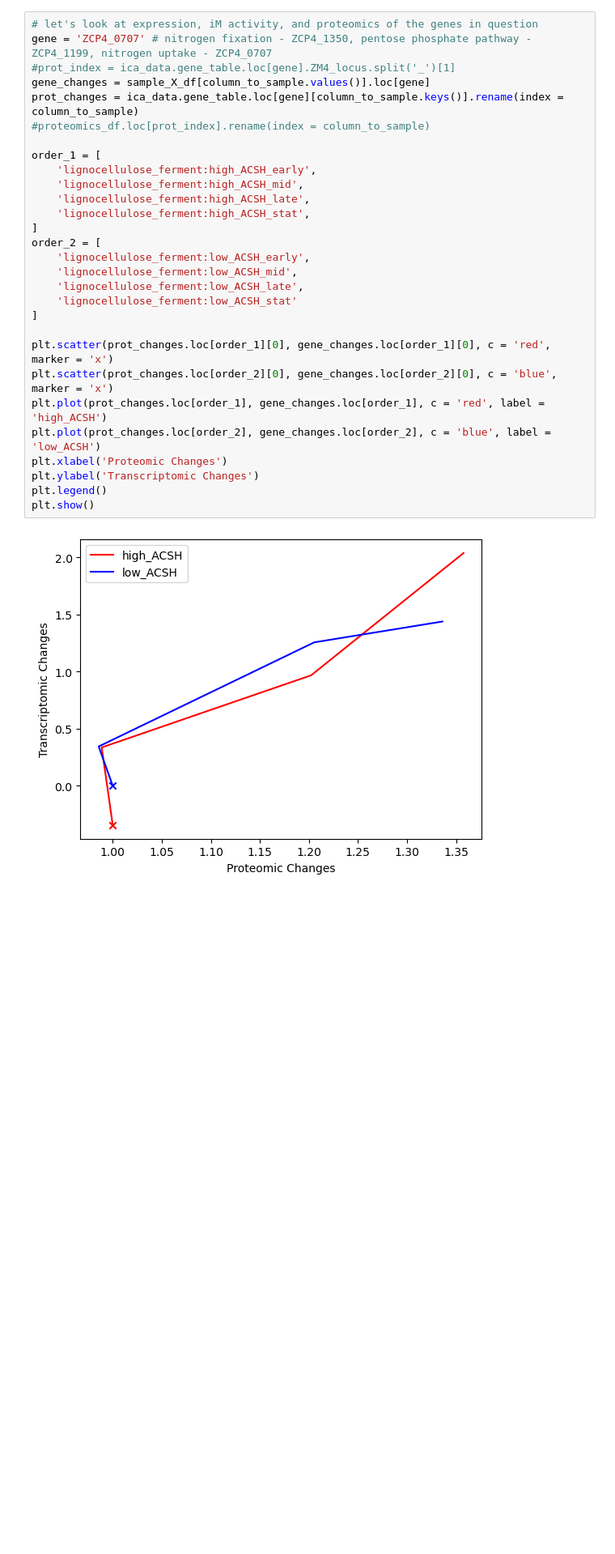
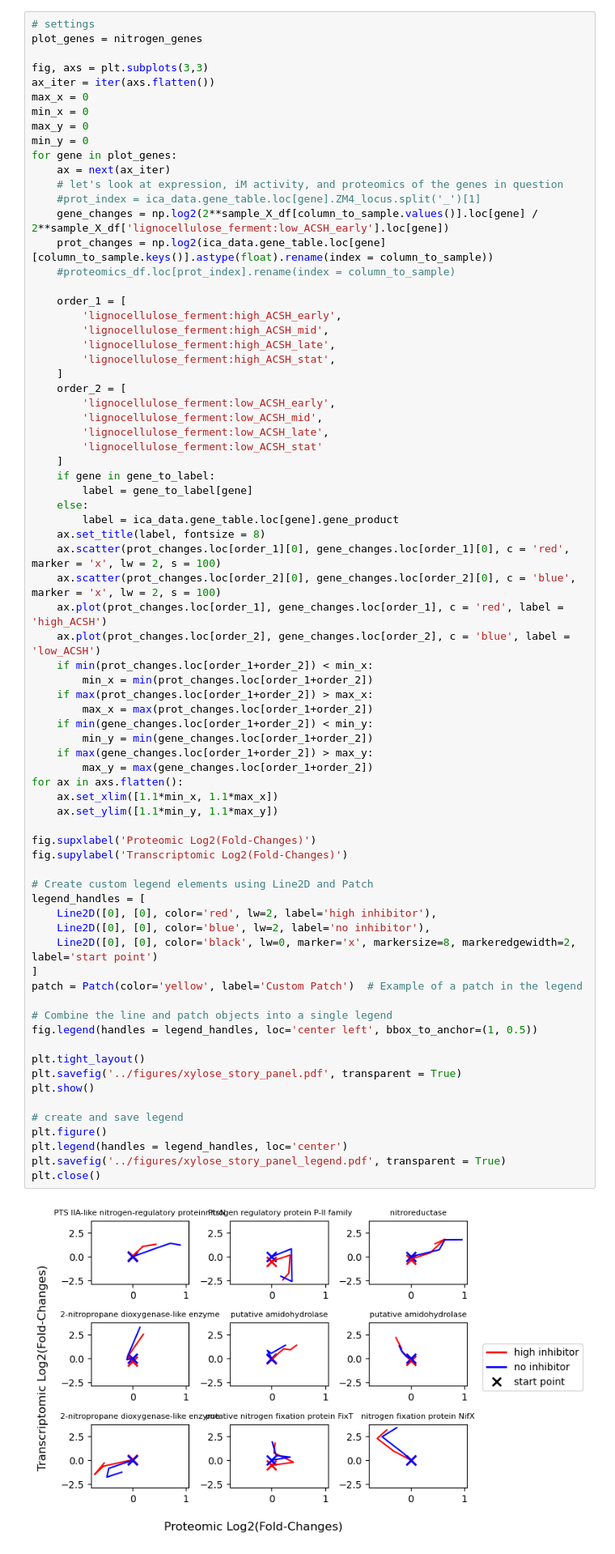
Before and after one commit to cristalzucsd/iModulonMiner, a Jupyter notebook: 5_characterize_iModulons/8_xylose_story.ipynb, the cells around one changed output. Shown at 81% size. Cells and saved outputs as stored; diff of their text form; blank space fills up the shorter version.

Commit message:
preparing for server xylose expression run

```diff
--- a/5_characterize_iModulons/8_xylose_story.ipynb
+++ b/5_characterize_iModulons/8_xylose_story.ipynb
@@ -40,31 +165,76 @@ pentose_phosphate_pathway = 'map00030'
 # %%
-# let's look at expression, iM activity, and proteomics of the genes in question
-gene = 'ZCP4_0707' # nitrogen fixation - ZCP4_1350, pentose phosphate pathway - ZCP4_1199, nitrogen uptake - ZCP4_0707
-#prot_index = ica_data.gene_table.loc[gene].ZM4_locus.split('_')[1]
-gene_changes = sample_X_df[column_to_sample.values()].loc[gene]
-prot_changes = ica_data.gene_table.loc[gene][column_to_sample.keys()].rename(index = column_to_sample)
-#proteomics_df.loc[prot_index].rename(index = column_to_sample)
+# settings
+plot_genes = nitrogen_genes
 
-order_1 = [
-    'lignocellulose_ferment:high_ACSH_early',
-    'lignocellulose_ferment:high_ACSH_mid',
-    'lignocellulose_ferment:high_ACSH_late',
-    'lignocellulose_ferment:high_ACSH_stat',
+fig, axs = plt.subplots(3,3)
+ax_iter = iter(axs.flatten())
+max_x = 0
+min_x = 0
+max_y = 0
+min_y = 0
+for gene in plot_genes:
+    ax = next(ax_iter)
+    # let's look at expression, iM activity, and proteomics of the genes in question
+    #prot_index = ica_data.gene_table.loc[gene].ZM4_locus.split('_')[1]
+    gene_changes = np.log2(2**sample_X_df[column_to_sample.values()].loc[gene] / 2**sample_X_df['lignocellulose_ferment:low_ACSH_early'].loc[gene])
+    prot_changes = np.log2(ica_data.gene_table.loc[gene][column_to_sample.keys()].astype(float).rename(index = column_to_sample))
+    #proteomics_df.loc[prot_index].rename(index = column_to_sample)
+
+    order_1 = [
+        'lignocellulose_ferment:high_ACSH_early',
+        'lignocellulose_ferment:high_ACSH_mid',
+        'lignocellulose_ferment:high_ACSH_late',
+        'lignocellulose_ferment:high_ACSH_stat',
+    ]
+    order_2 = [
+        'lignocellulose_ferment:low_ACSH_early',
+        'lignocellulose_ferment:low_ACSH_mid',
+        'lignocellulose_ferment:low_ACSH_late',
+        'lignocellulose_ferment:low_ACSH_stat'
+    ]
+    if gene in gene_to_label:
+        label = gene_to_label[gene]
+    else:
+        label = ica_data.gene_table.loc[gene].gene_product
+    ax.set_title(label, fontsize = 8)
+    ax.scatter(prot_changes.loc[order_1][0], gene_changes.loc[order_1][0], c = 'red', marker = 'x', lw = 2, s = 100)
+    ax.scatter(prot_changes.loc[order_2][0], gene_changes.loc[order_2][0], c = 'blue', marker = 'x', lw = 2, s = 100)
+    ax.plot(prot_changes.loc[order_1], gene_changes.loc[order_1], c = 'red', label = 'high_ACSH')
+    ax.plot(prot_changes.loc[order_2], gene_changes.loc[order_2], c = 'blue', label = 'low_ACSH')
+    if min(prot_changes.loc[order_1+order_2]) < min_x:
+        min_x = min(prot_changes.loc[order_1+order_2])
+    if max(prot_changes.loc[order_1+order_2]) > max_x:
+        max_x = max(prot_changes.loc[order_1+order_2])
+    if min(gene_changes.loc[order_1+order_2]) < min_y:
+        min_y = min(gene_changes.loc[order_1+order_2])
+    if max(gene_changes.loc[order_1+order_2]) > max_y:
+        max_y = max(gene_changes.loc[order_1+order_2])
+for ax in axs.flatten():
+    ax.set_xlim([1.1*min_x, 1.1*max_x])
+    ax.set_ylim([1.1*min_y, 1.1*max_y])
+
+fig.supxlabel('Proteomic Log2(Fold-Changes)')
+fig.supylabel('Transcriptomic Log2(Fold-Changes)')
+
+# Create custom legend elements using Line2D and Patch
+legend_handles = [
+    Line2D([0], [0], color='red', lw=2, label='high inhibitor'),
+    Line2D([0], [0], color='blue', lw=2, label='no inhibitor'),
+    Line2D([0], [0], color='black', lw=0, marker='x', markersize=8, markeredgewidth=2, label='start point')
 ]
-order_2 = [
-    'lignocellulose_ferment:low_ACSH_early',
-    'lignocellulose_ferment:low_ACSH_mid',
-    'lignocellulose_ferment:low_ACSH_late',
-    'lignocellulose_ferment:low_ACSH_stat'
-]
+patch = Patch(color='yellow', label='Custom Patch')  # Example of a patch in the legend
 
-plt.scatter(prot_changes.loc[order_1][0], gene_changes.loc[order_1][0], c = 'red', marker = 'x')
-plt.scatter(prot_changes.loc[order_2][0], gene_changes.loc[order_2][0], c = 'blue', marker = 'x')
-plt.plot(prot_changes.loc[order_1], gene_changes.loc[order_1], c = 'red', label = 'high_ACSH')
-plt.plot(prot_changes.loc[order_2], gene_changes.loc[order_2], c = 'blue', label = 'low_ACSH')
-plt.xlabel('Proteomic Changes')
-plt.ylabel('Transcriptomic Changes')
-plt.legend()
+# Combine the line and patch objects into a single legend
+fig.legend(handles = legend_handles, loc='center left', bbox_to_anchor=(1, 0.5))
+
+plt.tight_layout()
+plt.savefig('../figures/xylose_story_panel.pdf', transparent = True)
 plt.show()
+
+# create and save legend
+plt.figure()
+plt.legend(handles = legend_handles, loc='center')
+plt.savefig('../figures/xylose_story_panel_legend.pdf', transparent = True)
+plt.close()
 # %% [output]
-[figure, old version]
+[figure, new version]
```
Also changed, not shown: parts of 12 cells of this notebook, 5 other files.
